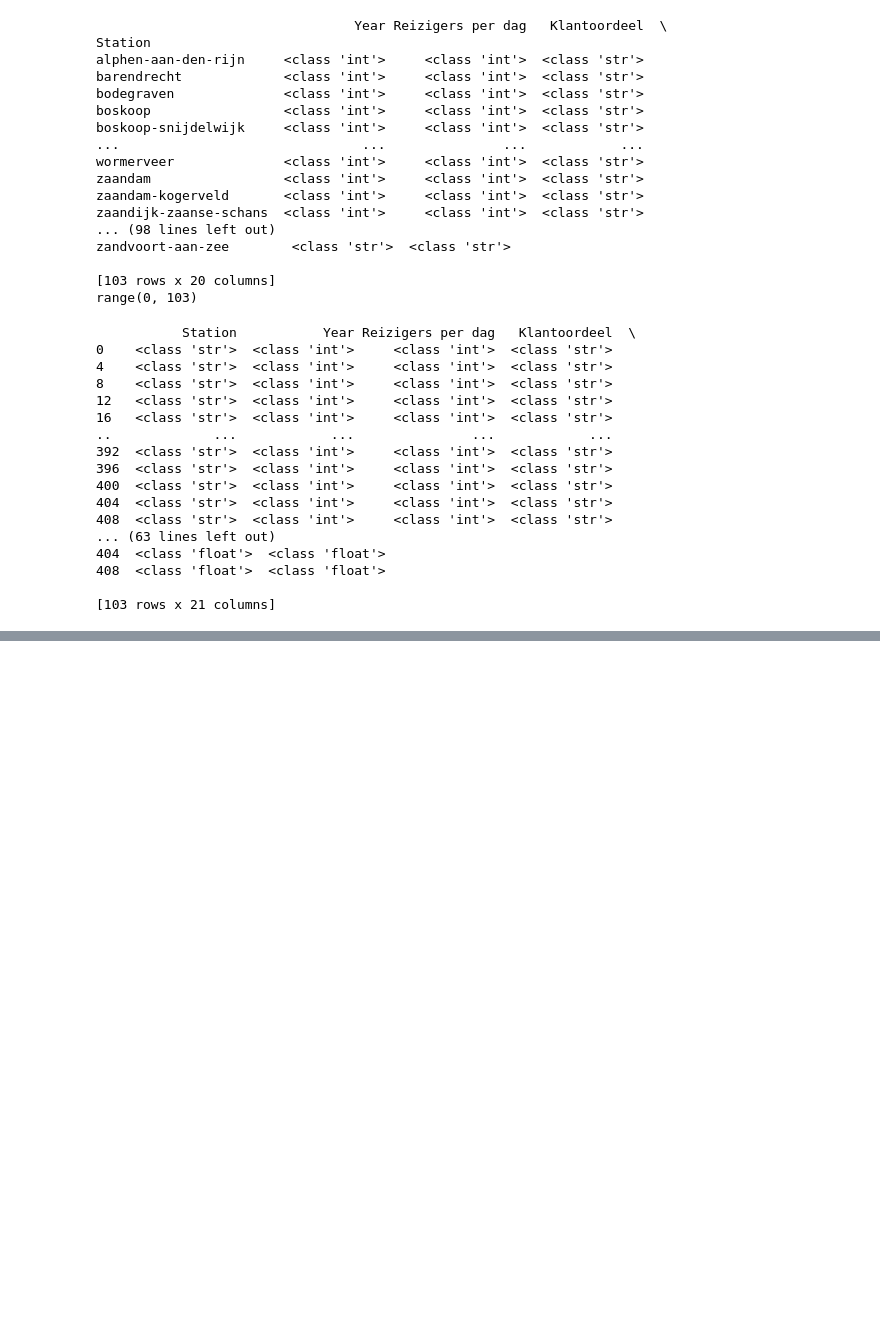
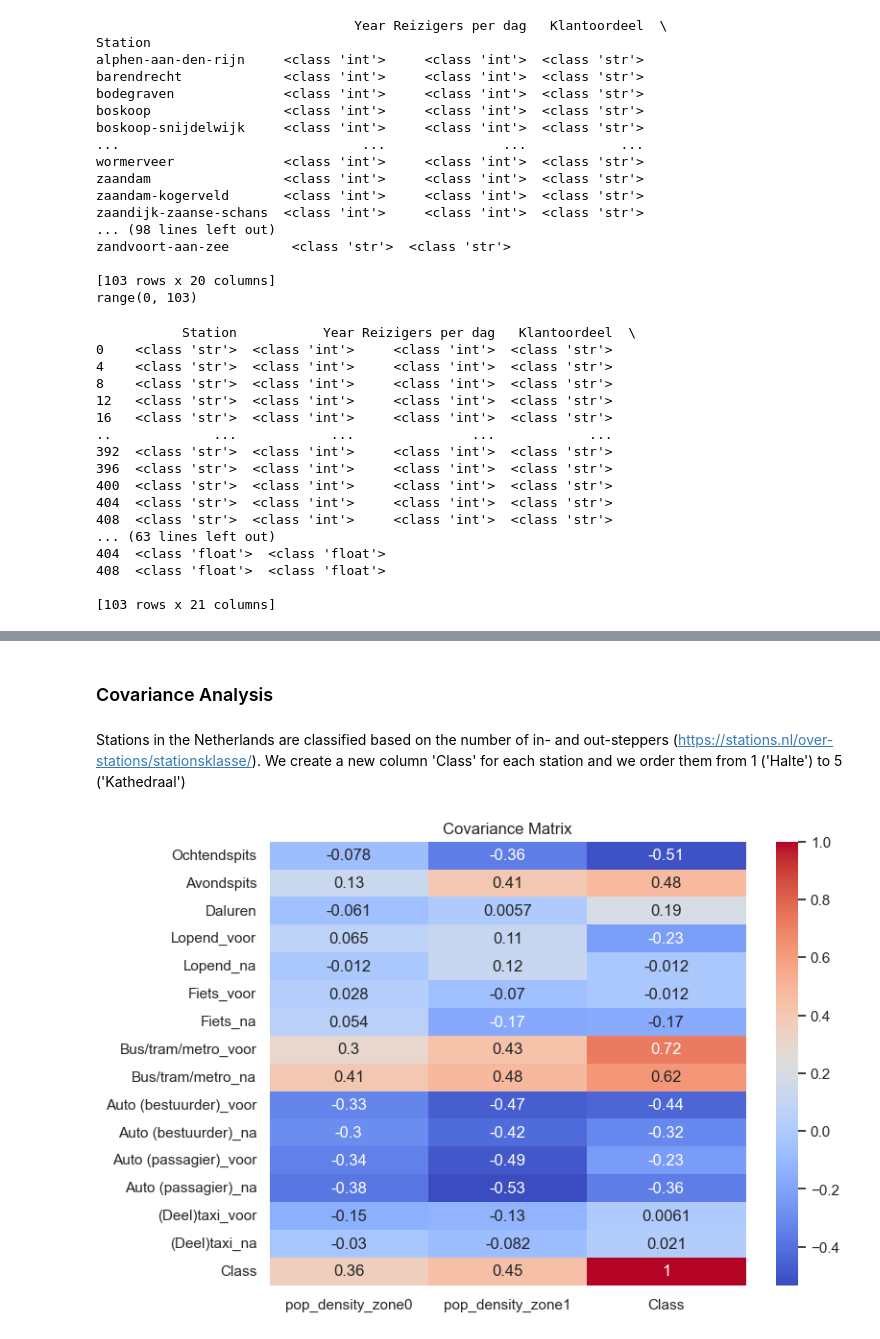
Before and after one commit to Christos02/TIL16, a Jupyter notebook: Project TIL16.ipynb, the cells around one changed output, grey strips where cells are left out. Saved outputs shown, nothing was run; the diff lists cells and outputs as text; code cells hidden in the pictures; blank space fills up the shorter version.

Commit message:
Added covariance matrix

```diff
--- a/Project TIL16.ipynb
+++ b/Project TIL16.ipynb
@@ -402,3 +402,40 @@ fig.show()
 | 108 | rotterdam-centraal | 2019 | 120670 | 93% | 101732 | 18938 | 17% | ... |
 1 rows × 21 columns
 [interactive output not drawn]
+# %% [markdown]
+### Covariance Analysis
+# %%
+# transform percentage strings to float
+stations_merged['Klantoordeel'] = stations_merged['Klantoordeel'].str.replace('%','').astype(int) / 100
+for column in:
+    stations_merged[column] = stations_merged[column].str.replace('%','').astype(int) / 100
+# %% [markdown]
+Stations in the Netherlands are classified based on the number of in- and out-steppers (https://stations.nl/over-stations/stationsklasse/). We create a new column 'Class' for each station and we order them from 1 ('Halte') to 5 ('Kathedraal')
+# %%
+conditions = [
+    (stations_merged['In- en uitstappers'] <= 1000),
+    (stations_merged['In- en uitstappers'] > 1000) & (stations_merged['In- en uitstappers'] <= 10000),
+    (stations_merged['In- en uitstappers'] > 10000) & (stations_merged['In- en uitstappers'] <= 25000),
+    (stations_merged['In- en uitstappers'] > 25000) & (stations_merged['In- en uitstappers'] <= 75000),
+    (stations_merged['In- en uitstappers'] > 75000)
+]
+
+classes = [1, 2, 3, 4, 5]
+
+stations_merged['Class'] = np.select(conditions,classes,default='Unknown')
+# %%
+initial_df = stations_merged[stations_merged.loc[:, 'pop_density_zone0':].columns].astype(float)
+initial_covariance_matrix = initial_df.corr()
+
+target_covariance_matrix = initial_covariance_matrix.loc[stations_merged.loc[:, 'Ochtendspits':].columns,['pop_density_zone0','pop_density_zone1','Class']]
+
+
+
+# Create a heatmap using seaborn
+plt.figure(figsize=(8, 6))
+sns.heatmap(target_covariance_matrix,annot=True, cmap='coolwarm',xticklabels=target_covariance_matrix.columns,
+          yticklabels=target_covariance_matrix.index)
+plt.title('Covariance Matrix')
+plt.show()
+# %% [output]
+[figure, added]
```
